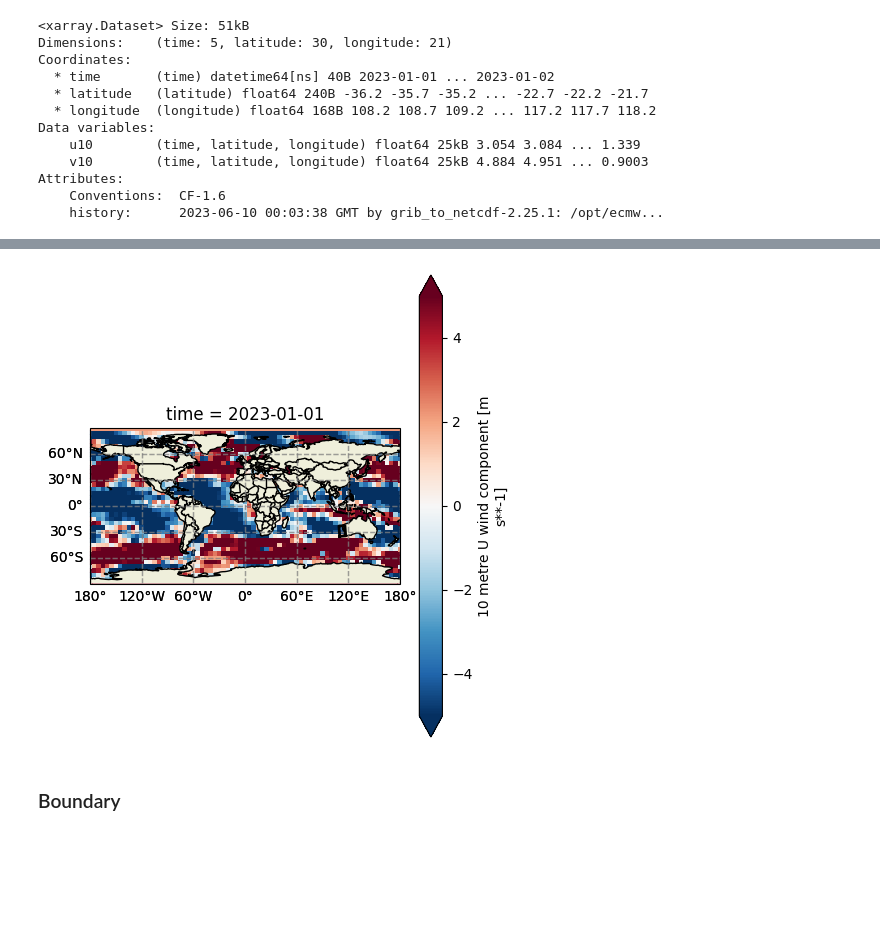
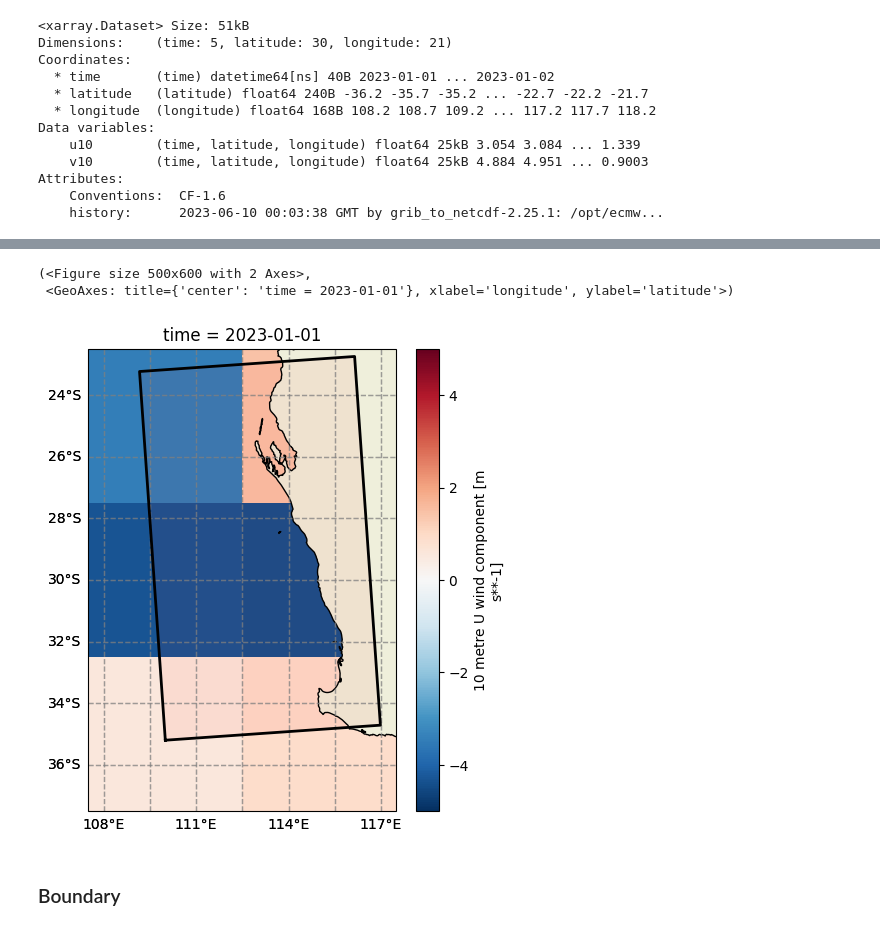
Before and after one commit to rom-py/perth-demo-2025, a Jupyter notebook: examples/example_perth.ipynb, the cells around one changed output, grey strips where cells are left out. Saved outputs shown, nothing was run; the diff lists cells and outputs as text; code cells hidden in the pictures; blank space fills up the shorter version.

```diff
--- a/examples/example_perth.ipynb
+++ b/examples/example_perth.ipynb
@@ -251,7 +294,10 @@ wind = SwanDataGrid(
     coords={"x": "longitude", "y": "latitude"},
     crop_data=True,  # So data isn't cropped to model grid inside SwanConfig
     filter=Filter(sort=dict(coords=["latitude"])),
+    buffer=2
 )
+
+wind.get(grid=grid, destdir=workdir)
 
 fig, ax = wind.plot(
     param="u10", isel={"time": 0}, vmin=-5, vmax=5, cmap="RdBu_r", figsize=(5, 6)
@@ -263,4 +316,6 @@ grid.plot(ax=ax)
+(<Figure size 500x600 with 2 Axes>,
+ <GeoAxes: title={'center': 'time = 2023-01-01'}, xlabel='longitude', ylabel='latitude'>)
-[figure, old version]
+[figure, new version]
 # %% [markdown]
 ### Boundary
 # %%
```
Also changed, not shown: parts of 17 cells of this notebook, 1 other file.
